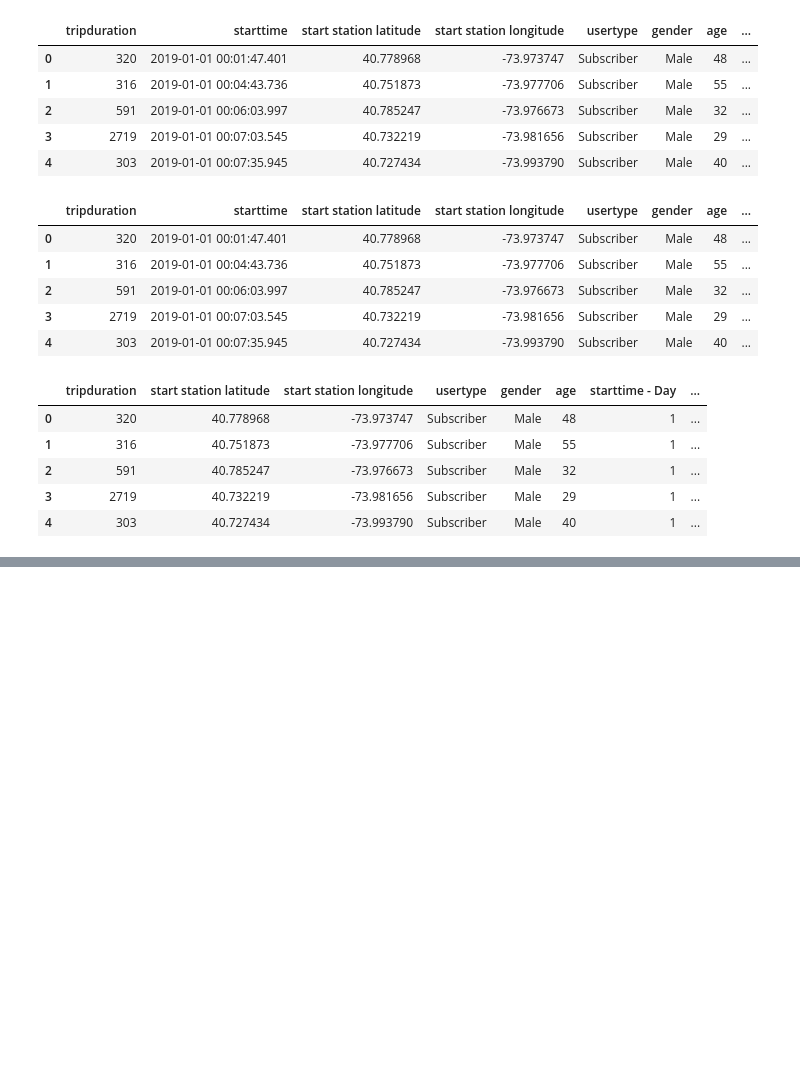
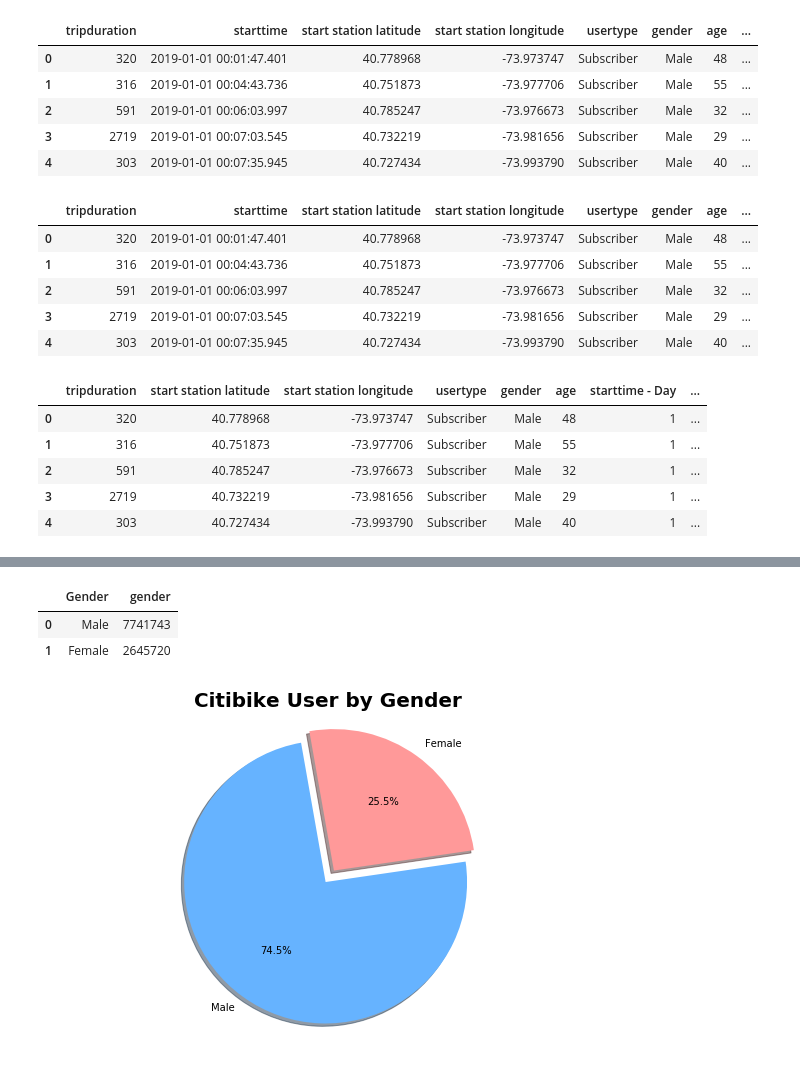
Before and after one commit to DarrenPardo/Final_Project, a Jupyter notebook: Final Project.ipynb, the cells around one changed output, grey strips where cells are left out. Drawn from its saved outputs; the diff is of its cells as text; code cells hidden in the pictures; blank space fills up the shorter version.

```diff
--- a/Final Project.ipynb
+++ b/Final Project.ipynb
@@ -203,0 +216,32 @@ fig1 = plt.gcf()
+# %%
+#Gender
+gender_df = citibike2["gender"].value_counts().reset_index().rename(columns={'index': 'Gender', "Gender": 'Count'})
+gender_df.head()
+# %% [output]
+|  | Gender | gender |
+| 0 | Male | 7741743 |
+| 1 | Female | 2645720 |
+# %%
+#Creat Pie Graph for Male, Femal, Unknown
+# Labels for the sections of our pie chart
+labels = ["Male", "Female"]
+
+# Pie Chart Values
+sizes = [7741743, 2645720]
+
+# The colors of each section of the pie chart
+colors = ["#66b3ff", "#ff9999"]
+
+# Tells matplotlib to seperate the "Python" section from the others
+explode = (0, .1)
+# %%
+# Creates the pie chart based upon the values above
+# Automatically finds the percentages of each part of the pie chart
+plt.pie(sizes, explode=explode, labels=labels, colors=colors,
+        autopct="%1.1f%%", shadow=True, startangle=100)
+plt.title("Citibike User by Gender", fontweight="bold", fontsize=20)
+# Create axes which are equal so we have a perfect circle
+plt.axis("equal")
+fig3 = plt.gcf()
+# %% [output]
+[figure, added]
```
Also changed, not shown: parts of 29 cells of this notebook.
